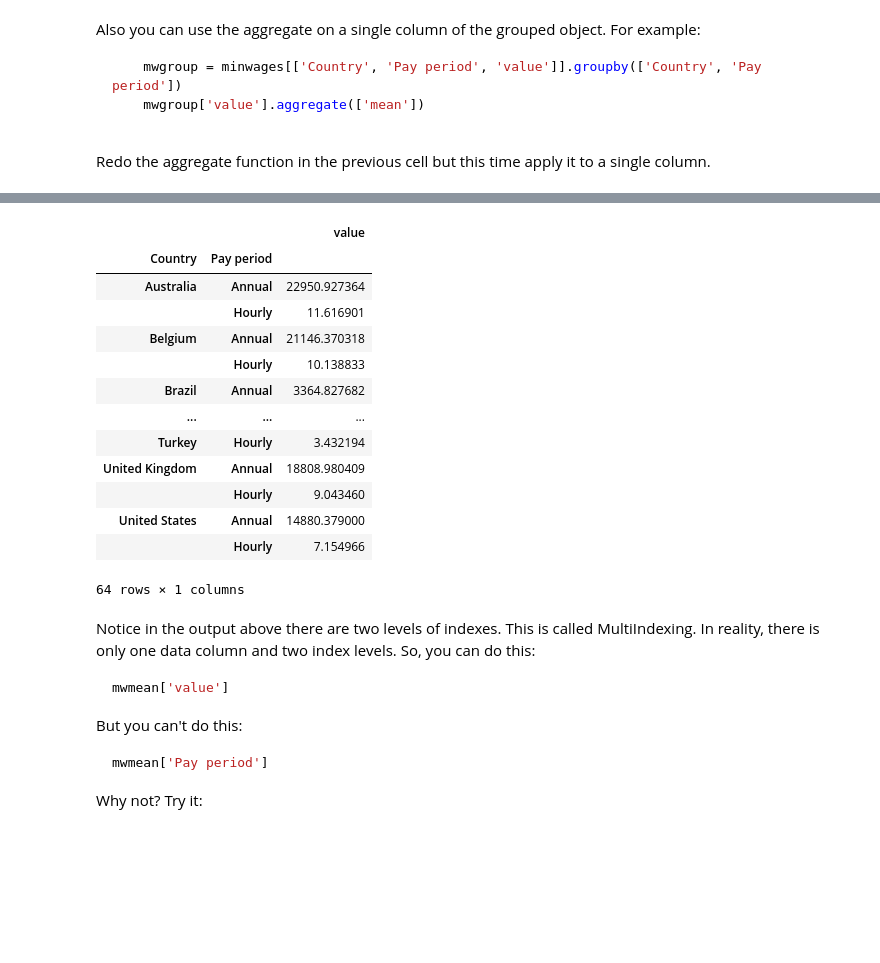
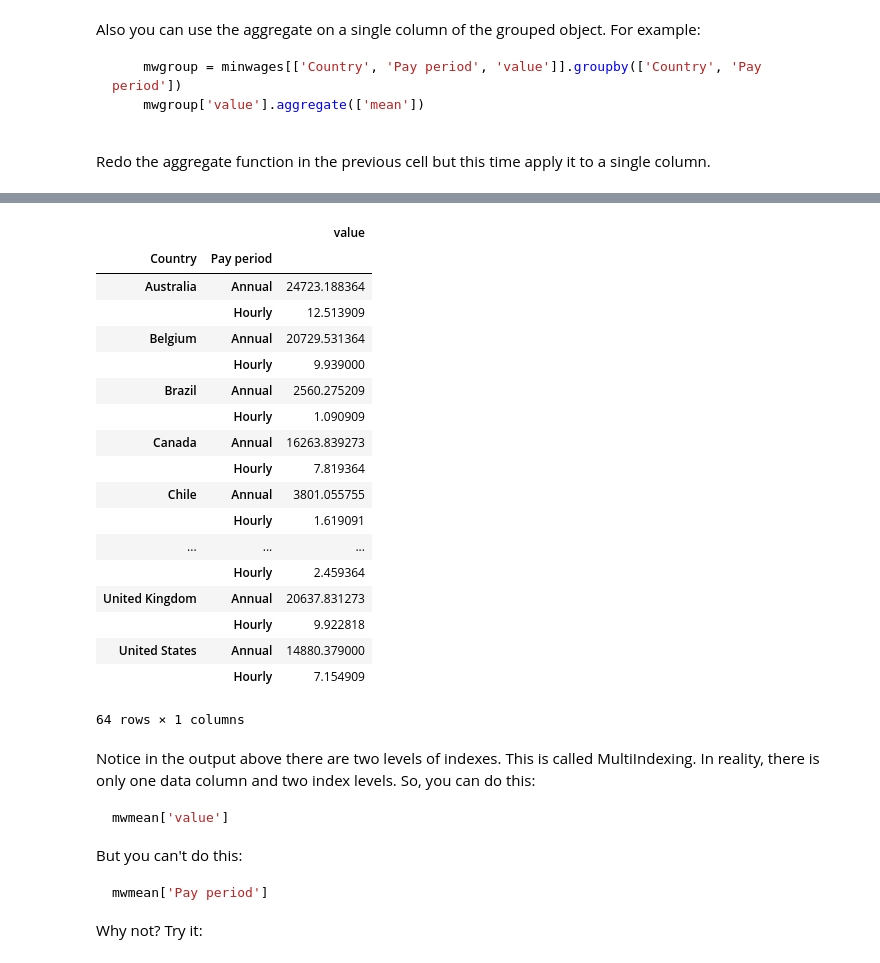
Before and after one commit to shresthasrijana099/Data-Analytics-With-Python, a Jupyter notebook: class_exercises/D05-Pandas_Part2.ipynb, the cells around one changed output, grey strips where cells are left out. Cells and saved outputs as stored; diff of their text form; code cells hidden in the pictures; blank space fills up the shorter version.

```diff
--- a/class_exercises/D05-Pandas_Part2.ipynb
+++ b/class_exercises/D05-Pandas_Part2.ipynb
@@ -15,8 +15,8 @@ Import the data from the [Lectures in Quantiatives Economics](https://github.com
 
 Import the data into a variable named `minwages` and print the first 5 lines of data to explore what is there.
 # %%
-minwages = pd.read_csv('https://raw.githubusercontent.com/QuantEcon/lecture-source-py/master/source/_static/lecture_specific/pandas_panel/realwage.csv')
-minwages.head()
+minwages = pd.read_csv('https://raw.githubusercontent.com/QuantEcon/lecture-source-py/master/source/_static/lecture_specific/pandas_panel/realwage.csv',)
+minwages.head(5)
 # %% [output]
 |  | Unnamed: 0 | Time | Country | Series | Pay period | value |
 | 0 | 0 | 2006-01-01 | Ireland | In 2015 constant prices at 2015 U... | Annual | 17132.443 |
@@ -166,2 +171,2 @@ Remove the "Unnamed: 0" column as it's not needed.
 # %%
-minwages.drop(['Unnamed: 0'], axis=1, inplace=True)
+#minwages.drop(['Unnamed: 0'], axis=1, inplace=True)
@@ -194,0 +201,3 @@ Do we have enough data to calculate descriptive statistics for annual salary in
+# %%
+minwages2 = minwages[minwages['Series'] == 'In 2015 constant prices at 2015 USD exchange rates']
+minwages2.shape
@@ -265,23 +281,28 @@ mwmean
 
 Try it out:
 # %%
-mwgroup = minwages[['Country', 'Pay period', 'value']].groupby(['Country', 'Pay period'])
+mwgroup = minwages2[['Country', 'Pay period', 'value']].groupby(['Country', 'Pay period'])
 mwmean = mwgroup.mean()
 mwmean
 # %% [output]
 |  |  | value |
 | Country | Pay period |  |
-| Australia | Annual | 22950.927364 |
-|  | Hourly | 11.616901 |
-| Belgium | Annual | 21146.370318 |
-|  | Hourly | 10.138833 |
-| Brazil | Annual | 3364.827682 |
+| Australia | Annual | 24723.188364 |
+|  | Hourly | 12.513909 |
+| Belgium | Annual | 20729.531364 |
+|  | Hourly | 9.939000 |
+| Brazil | Annual | 2560.275209 |
+|  | Hourly | 1.090909 |
+| Canada | Annual | 16263.839273 |
+|  | Hourly | 7.819364 |
+| Chile | Annual | 3801.055755 |
+|  | Hourly | 1.619091 |
 | ... | ... | ... |
-| Turkey | Hourly | 3.432194 |
-| United Kingdom | Annual | 18808.980409 |
-|  | Hourly | 9.043460 |
+|  | Hourly | 2.459364 |
+| United Kingdom | Annual | 20637.831273 |
+|  | Hourly | 9.922818 |
 | United States | Annual | 14880.379000 |
-|  | Hourly | 7.154966 |
+|  | Hourly | 7.154909 |
 64 rows × 1 columns
 # %% [markdown]
 Notice in the output above there are two levels of indexes. This is called MultiIndexing.  In reality, there is only one data column and two index levels.  So, you can do this:
```
Also changed, not shown: parts of 20 cells of this notebook, 4 other files.
